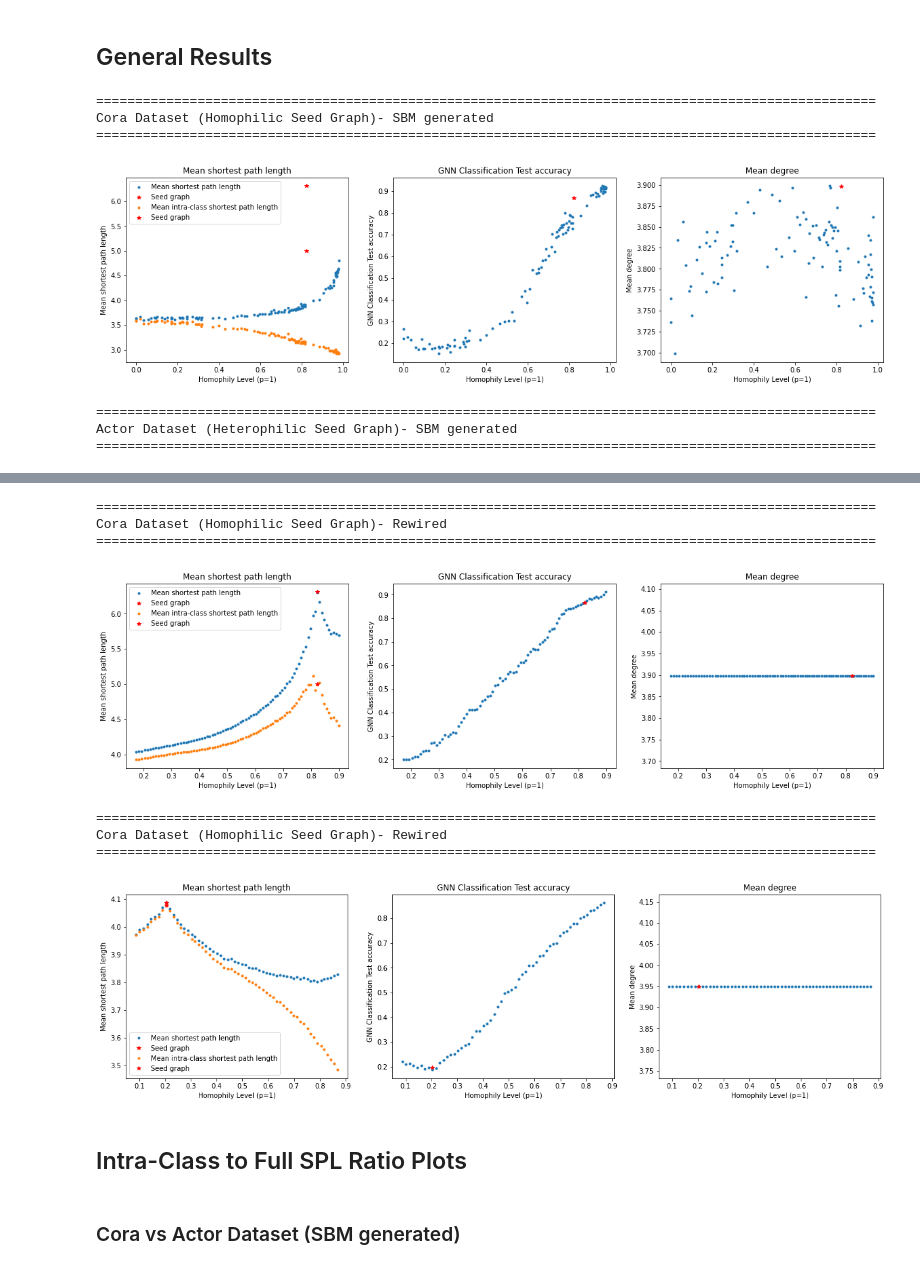
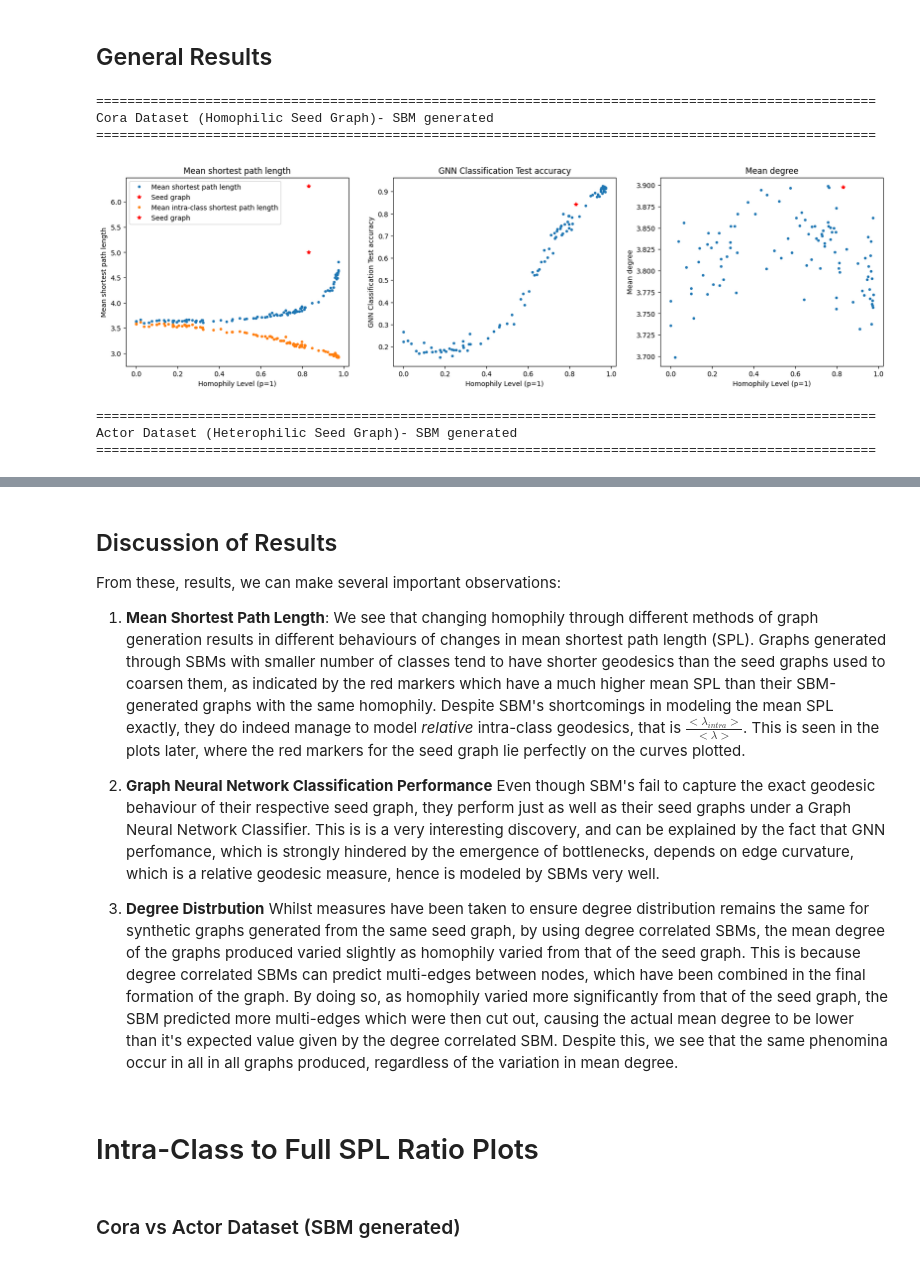
Before and after one commit to jr419/Homophily_Analysis, a Jupyter notebook: sandbox.ipynb, the cells around one changed output, grey strips where cells are left out. Saved outputs shown, nothing was run; the diff lists cells and outputs as text; code cells hidden in the pictures.

```diff
--- a/sandbox.ipynb
+++ b/sandbox.ipynb
@@ -258,42 +243,37 @@ acc_list5_r = torch.load('acc_list5_rewired')
 # %%
 print('='*100)
 print('Cora Dataset (Homophilic Seed Graph)- SBM generated')
 print('='*100+'\n')
 do_plots_compact(g1_list,g1,mean_spl_list1,mean_intra_spl_list1,acc_list1,p=1)
 
 print('='*100)
 print('Actor Dataset (Heterophilic Seed Graph)- SBM generated')
 print('='*100+'\n')
 do_plots_compact(g5_list,g5,mean_spl_list5,mean_intra_spl_list5,acc_list5,p=1)
-
-print('='*100)
-print('Cora Dataset (Homophilic Seed Graph)- Rewired')
-print('='*100+'\n')
-do_plots_compact(g1_r_list,g1,mean_spl_list1_r,mean_intra_spl_list1_r,acc_list1_r,p=1)
-
-print('='*100)
-print('Actor Dataset (Homophilic Seed Graph)- Rewired')
-print('='*100+'\n')
-do_plots_compact(g5_r_list,g5,mean_spl_list5_r,mean_intra_spl_list5_r,acc_list5_r,p=1)
 # %% [output]
 ====================================================================================================
 Cora Dataset (Homophilic Seed Graph)- SBM generated
 ====================================================================================================
-[figure, old version]
+[figure, new version]
 ====================================================================================================
 Actor Dataset (Heterophilic Seed Graph)- SBM generated
 ====================================================================================================
 [figure]
-====================================================================================================
-Cora Dataset (Homophilic Seed Graph)- Rewired
-====================================================================================================
-[figure, removed]
-====================================================================================================
-Cora Dataset (Homophilic Seed Graph)- Rewired
-====================================================================================================
-[figure, removed]
+# %% [markdown]
+ ## Discussion of Results
+
+ From these, results, we can make several important observations:
+ 1) **Mean Shortest Path Length**:
+ We see that changing homophily through different methods of graph generation results in different behaviours of changes in mean shortest path length (SPL). Graphs generated through SBMs with smaller number of classes tend to have shorter geodesics than the seed graphs used to coarsen them, as indicated by the red markers which have a much higher mean SPL than their SBM-generated graphs with the same homophily. Despite SBM's shortcomings in modeling the mean SPL exactly, they do indeed manage to model *relative* intra-class geodesics, that is $\frac{<\lambda_{intra}>}{<\lambda>}$.  This is seen in the plots later, where the red markers for the seed graph lie perfectly on the curves plotted.
+
+ 2) **Graph Neural Network Classification Performance**
+Even though SBM's fail to capture the exact geodesic behaviour of their respective seed graph, they perform just as well as their seed graphs under a Graph Neural Network Classifier. This is is a very interesting discovery, and can be explained by the fact that GNN perfomance, which is strongly hindered by the emergence of bottlenecks, depends on edge curvature, which is a relative geodesic measure, hence is modeled by SBMs very well.
+
+3) **Degree Distrbution**
+Whilst measures have been taken to ensure degree distribution remains the same for synthetic graphs generated from the same seed graph, by using degree correlated SBMs, the mean degree of the graphs produced varied slightly as homophily varied from that of the seed graph. This is because degree correlated SBMs can predict multi-edges between nodes, which have been combined in the final formation of the graph. By doing so, as homophily varied more significantly from that of the seed graph, the SBM predicted more multi-edges which were then cut out, causing the actual mean degree to be lower than it's expected value given by the degree correlated SBM.
+Despite this, we see that the same phenomina occur in all in all graphs produced, regardless of the variation in mean degree.
 # %% [markdown]
-## Intra-Class to Full SPL Ratio Plots
+# Intra-Class to Full SPL Ratio Plots
 # %% [markdown]
 ### Cora vs Actor Dataset (SBM generated)
 # %%
```
Also changed, not shown: parts of 13 cells of this notebook, 3 other files.
